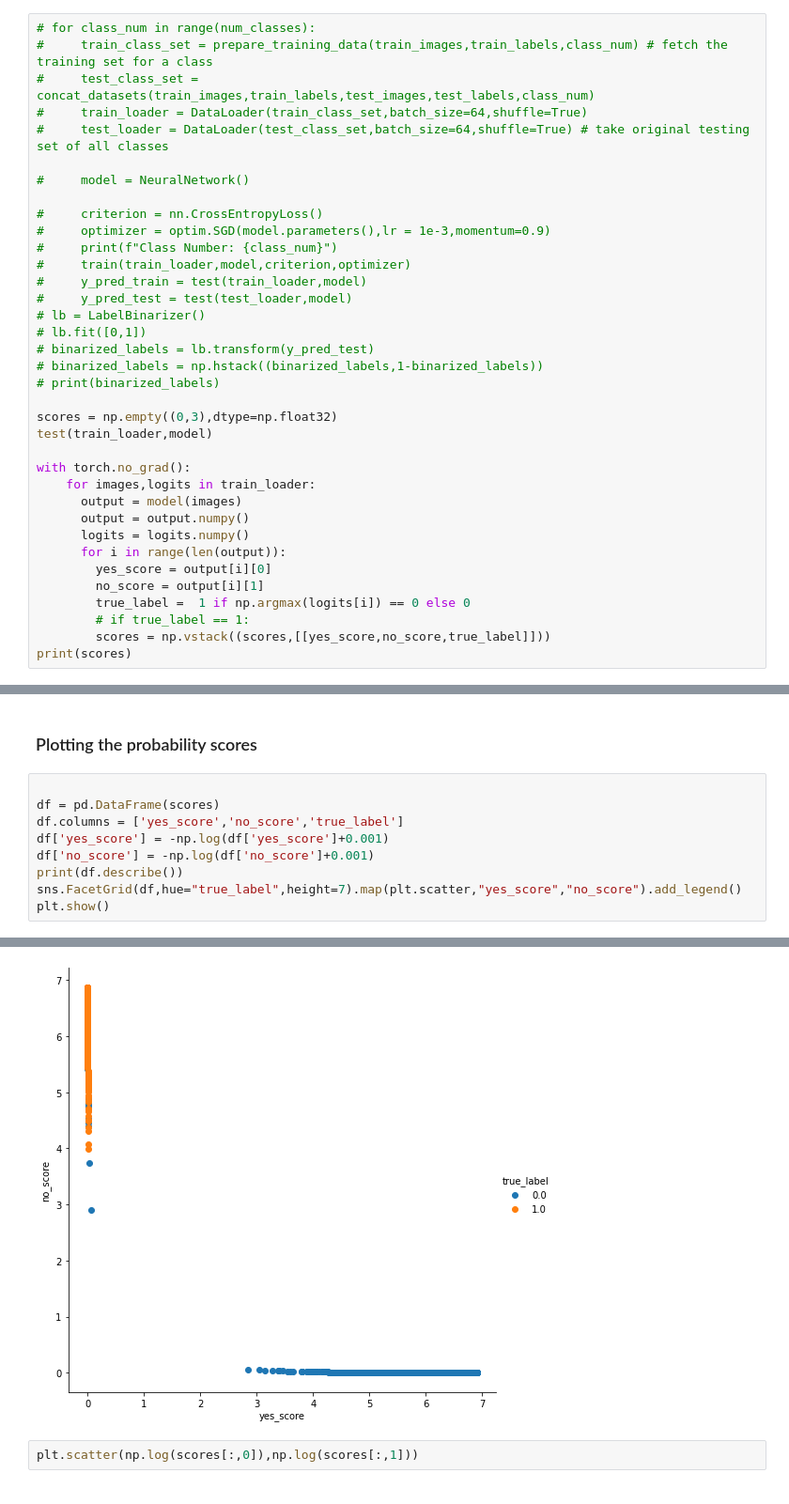
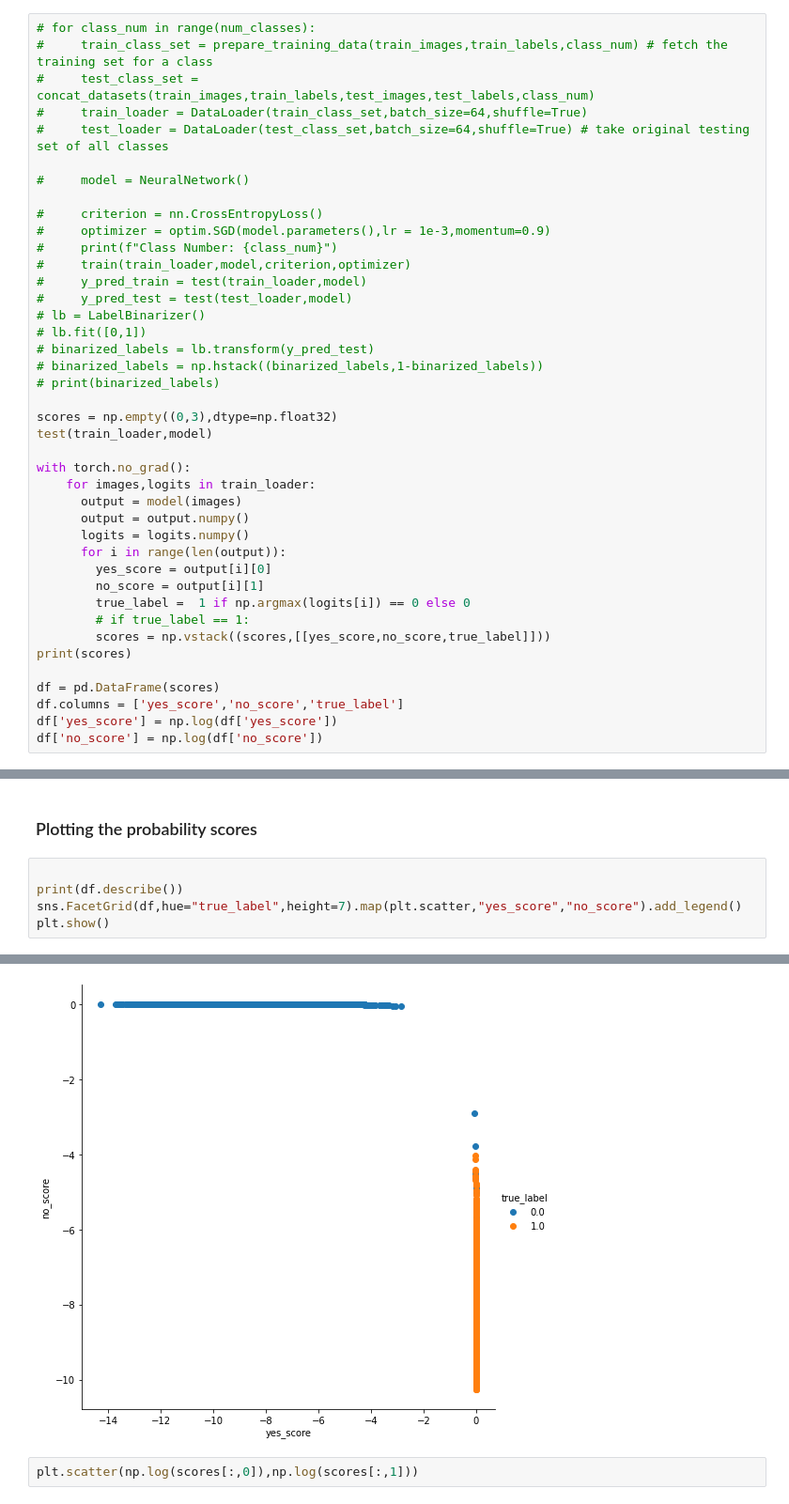
Before and after one commit to nmnsharma007/SimplifiedObjectDetection, a Jupyter notebook: MNIST classification.ipynb, the cells around one changed output, grey strips where cells are left out. Shown at 94% size. Saved outputs shown, nothing was run; the diff lists cells and outputs as text.

Commit message:
plotting visualizations for different dataset

```diff
--- a/MNIST classification.ipynb
+++ b/MNIST classification.ipynb
@@ -232,5 +232,10 @@ with torch.no_grad():
         # if true_label == 1:
         scores = np.vstack((scores,[[yes_score,no_score,true_label]]))
 print(scores)
+
+df = pd.DataFrame(scores)
+df.columns = ['yes_score','no_score','true_label']
+df['yes_score'] = np.log(df['yes_score'])
+df['no_score'] = np.log(df['no_score'])
 # %% [output]
 Accuracy : 99.2%
@@ -250,10 +255,6 @@ plt.loglog(scores[:,0],scores[:,1])
 ### Plotting the probability scores
 # %%
 
-df = pd.DataFrame(scores)
-df.columns = ['yes_score','no_score','true_label']
-df['yes_score'] = -np.log(df['yes_score']+0.001)
-df['no_score'] = -np.log(df['no_score']+0.001)
 print(df.describe())
 sns.FacetGrid(df,hue="true_label",height=7).map(plt.scatter,"yes_score","no_score").add_legend()
 plt.show()
@@ -270,4 +271,4 @@ max        6.907131      6.873601      1.000000
-[figure, old version]
+[figure, new version]
 # %%
 plt.scatter(np.log(scores[:,0]),np.log(scores[:,1]))
 # %% [output]
```
Also changed, not shown: parts of 2 cells of this notebook.
